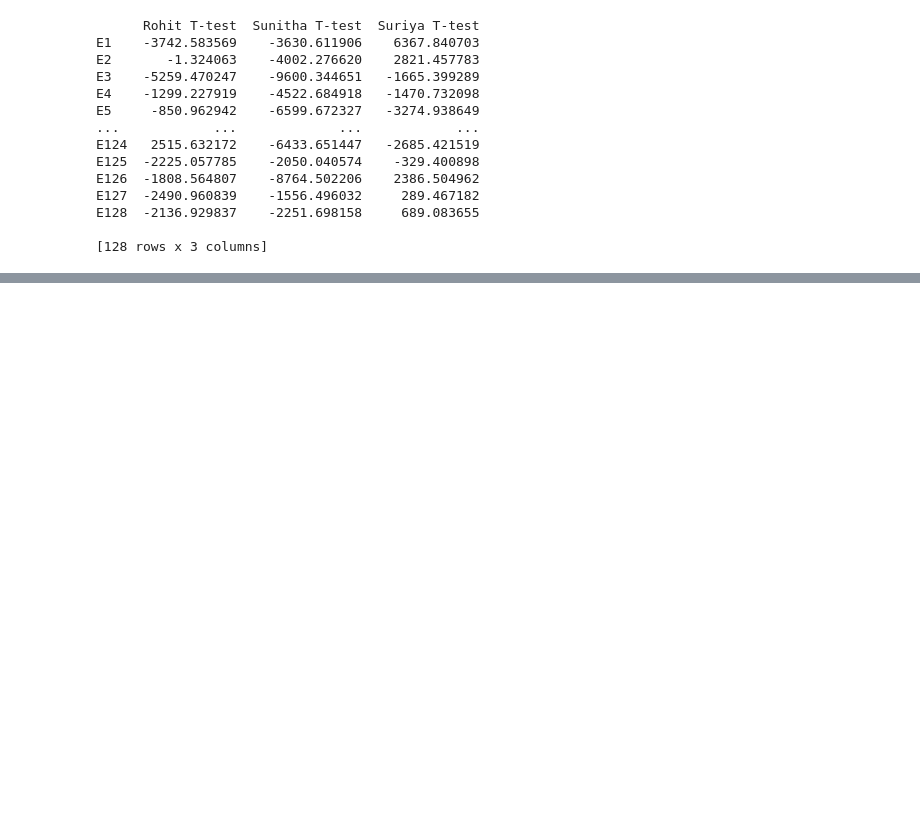
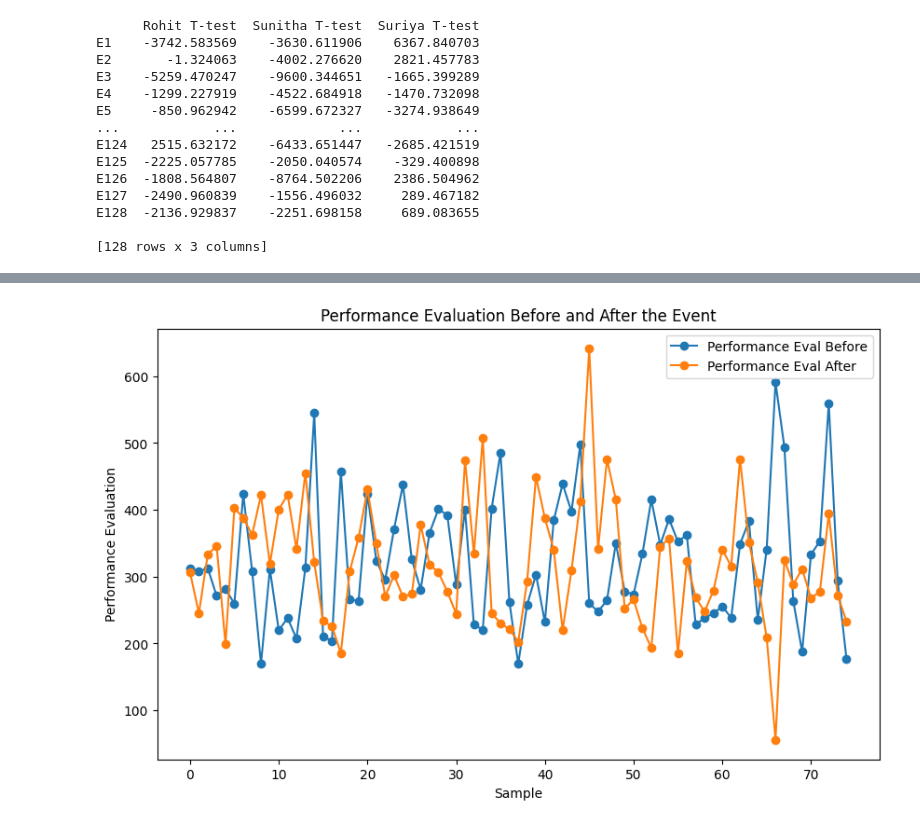
Before and after one commit to preethihiremath/brainsurf, a Jupyter notebook: prePost.ipynb, the cells around one changed output, grey strips where cells are left out. Drawn from its saved outputs; the diff is of its cells as text; code cells hidden in the pictures; blank space fills up the shorter version.

```diff
--- a/prePost.ipynb
+++ b/prePost.ipynb
@@ -491,0 +492,22 @@ Burst Separation Ratio: nan
+# %%
+pre_bands['sec'] = suriya_baseline['sec']
+post_bands['sec'] = suriya_post['sec']
+# %%
+import brainsurf.cognitive_analysis_module.cognitive_comparision as cognitiveComp
+
+cog_idx_before, cog_idx_after= cognitiveComp.calculate_cognitive_indexes(pre_bands, post_bands)
+# %%
+import pandas as pd
+# Create a dictionary with column names and data
+data = {
+    'Performance Eval Before': cog_idx_before[0],
+    'Arousal Index Before': cog_idx_before[1],
+    'Neural Activity Before': cog_idx_before[2],
+    'Engagement Before': cog_idx_before[3],
+    'Performance Eval After': cog_idx_after[0],
+    'Arousal Index After': cog_idx_after[1],
+    'Neural Activity After': cog_idx_after[2],
+    'Engagement After': cog_idx_after[3]
+}
+df = pd.DataFrame(data)
+df
@@ -491,0 +528,20 @@ Burst Separation Ratio: nan
+# %%
+# Set the figure size
+plt.figure(figsize=(10, 6))
+
+# Plotting the variables before and after the event
+plt.plot(df.index, df['Performance Eval Before'], marker='o', label='Performance Eval Before')
+plt.plot(df.index, df['Performance Eval After'], marker='o', label='Performance Eval After')
+
+# Add labels and title
+plt.xlabel('Sample')
+plt.ylabel('Performance Evaluation')
+plt.title('Performance Evaluation Before and After the Event')
+
+# Add legend
+plt.legend()
+
+# Show the plot
+plt.show()
+# %% [output]
+[figure, added]
```
Also changed, not shown: parts of 14 cells of this notebook, 6 other files.
